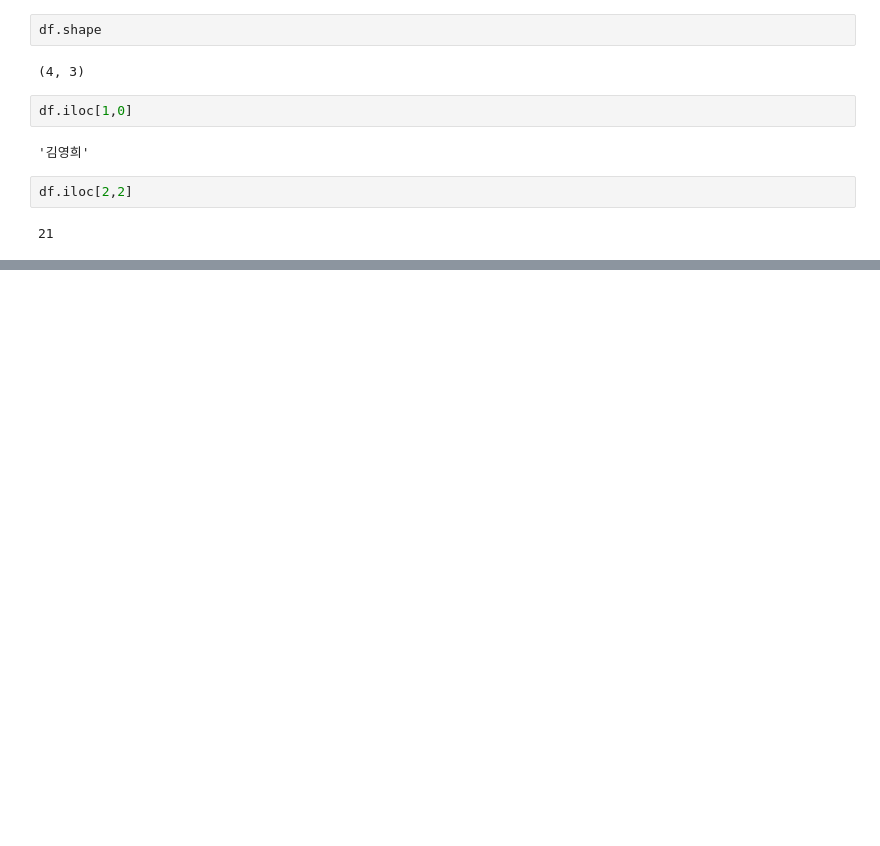
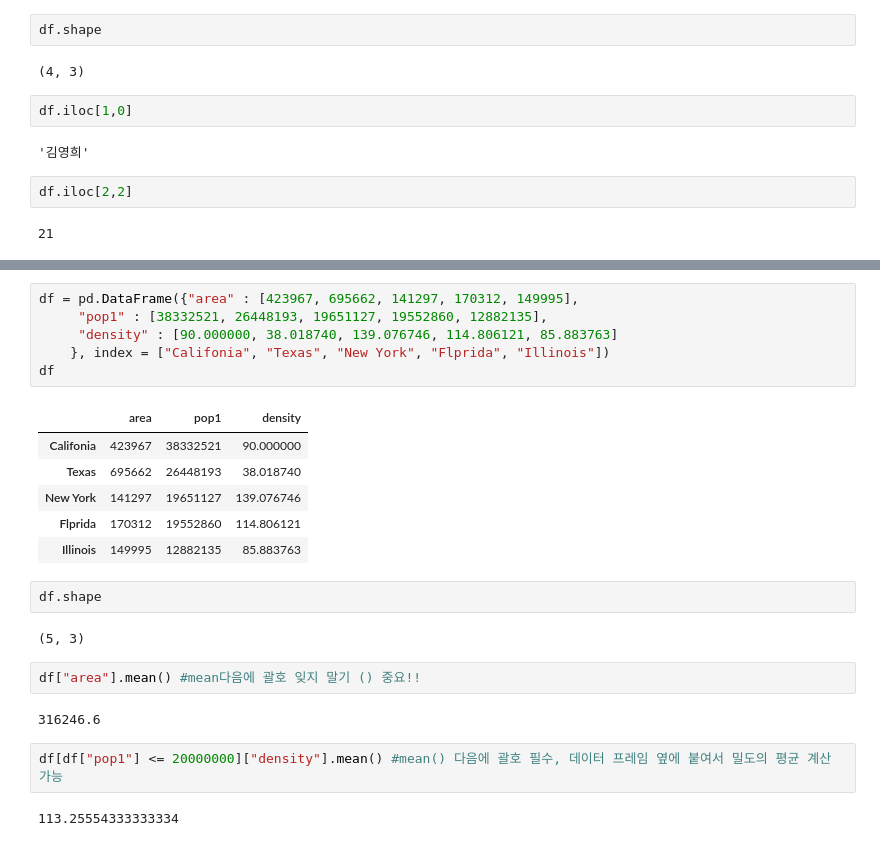
Before and after one commit to g-gg-ggg/Data-Visualization-2022-, a Jupyter notebook: _notebooks/2022-09-29-(d개론).ipynb, the cells around one changed output, grey strips where cells are left out. Cells and saved outputs as stored; diff of their text form; blank space fills up the shorter version.

```diff
--- a/_notebooks/2022-09-29-(d개론).ipynb
+++ b/_notebooks/2022-09-29-(d개론).ipynb
@@ -246,0 +258,25 @@ df.iloc[2,2]
+# %%
+df = pd.DataFrame({"area" : [423967, 695662, 141297, 170312, 149995],
+     "pop1" : [38332521, 26448193, 19651127, 19552860, 12882135],
+     "density" : [90.000000, 38.018740, 139.076746, 114.806121, 85.883763]
+    }, index = ["Califonia", "Texas", "New York", "Flprida", "Illinois"])
+df
+# %% [output]
+|  | area | pop1 | density |
+| Califonia | 423967 | 38332521 | 90.000000 |
+| Texas | 695662 | 26448193 | 38.018740 |
+| New York | 141297 | 19651127 | 139.076746 |
+| Flprida | 170312 | 19552860 | 114.806121 |
+| Illinois | 149995 | 12882135 | 85.883763 |
+# %%
+df.shape
+# %% [output]
+(5, 3)
+# %%
+df["area"].mean() #mean다음에 괄호 잊지 말기 () 중요!!
+# %% [output]
+316246.6
+# %%
+df[df["pop1"] <= 20000000]["density"].mean() #mean() 다음에 괄호 필수, 데이터 프레임 옆에 붙여서 밀도의 평균 계산 가능
+# %% [output]
+113.25554333333334
```
Also changed, not shown: parts of 17 cells of this notebook.
